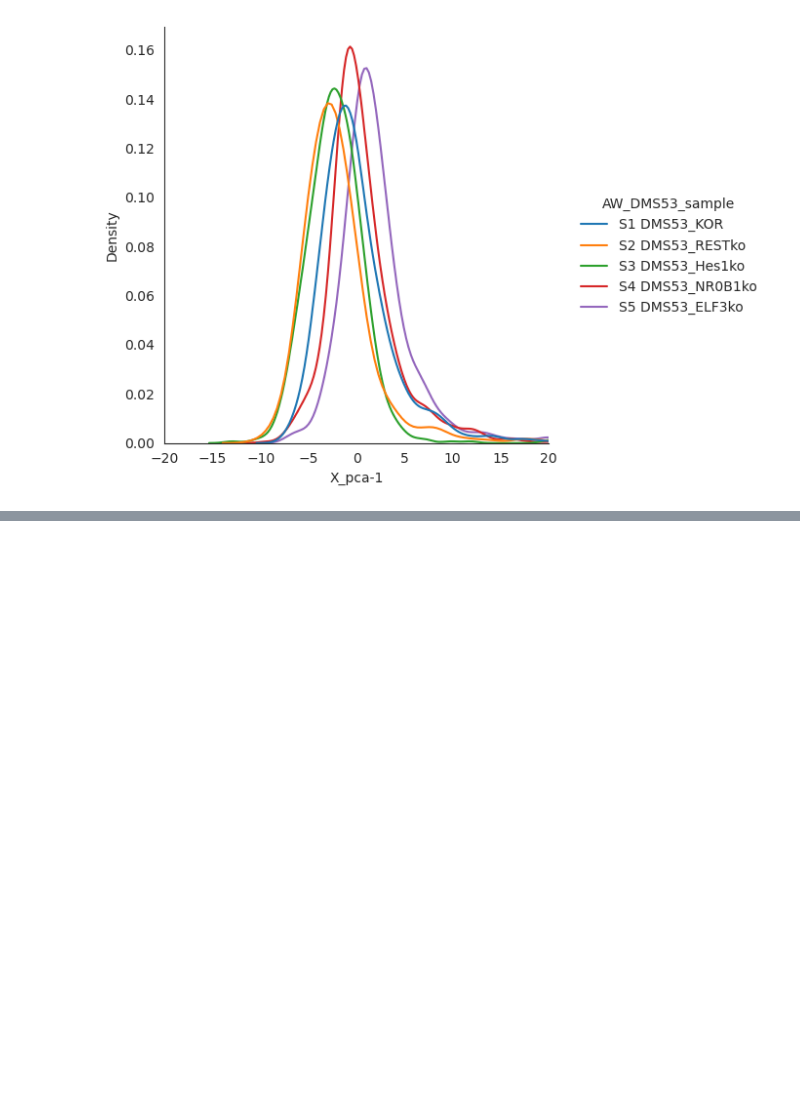
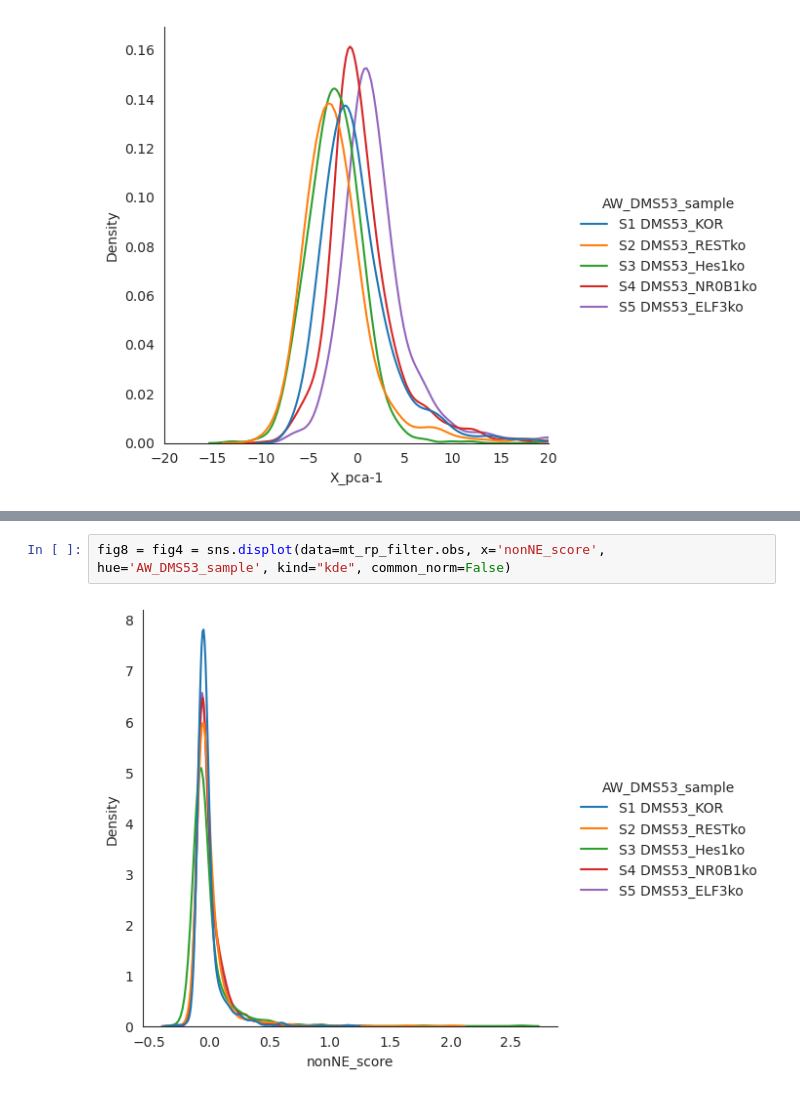
Before and after one commit to QuLab-VU/tempo_code, a Jupyter notebook: rna_seq/DMS53_MT_RP_filter.ipynb, the cells around one changed output, grey strips where cells are left out. Drawn from its saved outputs; the diff is of its cells as text; blank space fills up the shorter version.

```diff
--- a/rna_seq/DMS53_MT_RP_filter.ipynb
+++ b/rna_seq/DMS53_MT_RP_filter.ipynb
@@ -342,0 +377,4 @@ fig4 = sns.displot(pca_df, x='X_pca-1', hue='AW_DMS53_sample', kind="kde", commo
+# %%
+fig8 = fig4 = sns.displot(data=mt_rp_filter.obs, x='nonNE_score', hue='AW_DMS53_sample', kind="kde", common_norm=False)
+# %% [output]
+[figure, added]
```
Also changed, not shown: parts of 10 cells of this notebook.
